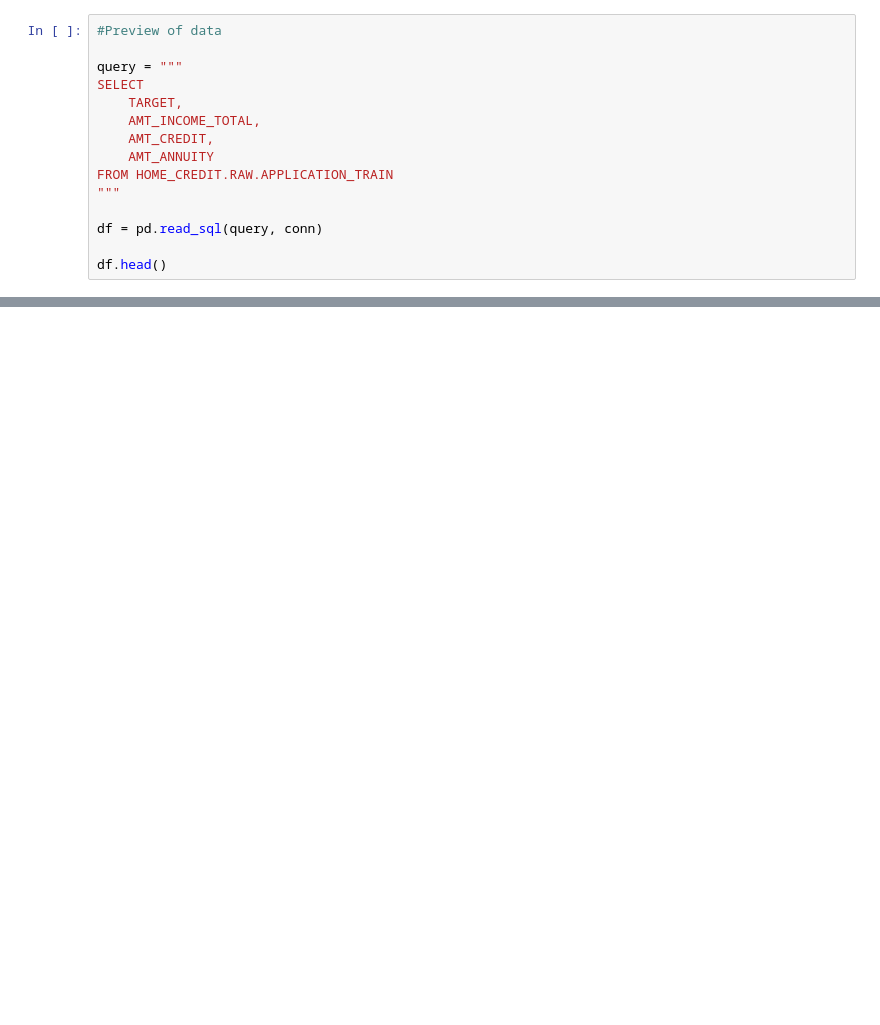
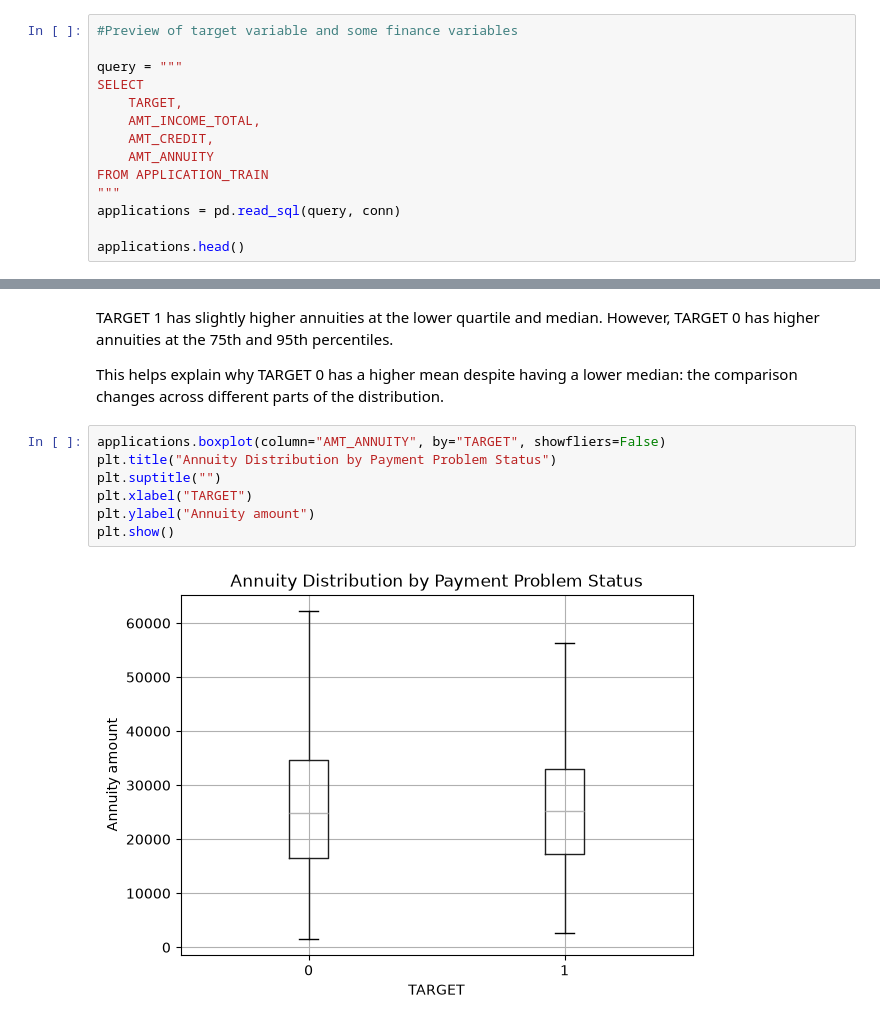
Before and after one commit to danne022/credit-risk-prediction, a Jupyter notebook: notebooks/01_data_understanding.ipynb, the cells around one changed output, grey strips where cells are left out. Cells and saved outputs as stored; diff of their text form; blank space fills up the shorter version.

```diff
--- a/notebooks/01_data_understanding.ipynb
+++ b/notebooks/01_data_understanding.ipynb
@@ -35,5 +73,5 @@ Connected to Snowflake!
 # %%
-#Preview of data
+#Preview of target variable and some finance variables
 
 query = """
 SELECT
@@ -41,10 +79,9 @@ SELECT
     AMT_INCOME_TOTAL,
     AMT_CREDIT,
     AMT_ANNUITY
-FROM HOME_CREDIT.RAW.APPLICATION_TRAIN
+FROM APPLICATION_TRAIN
 """
+applications = pd.read_sql(query, conn)
 
-df = pd.read_sql(query, conn)
-
-df.head()
+applications.head()
 # %% [output]
@@ -80,0 +253,17 @@ plt.show()
+# %% [markdown]
+TARGET 1 has slightly higher annuities at the lower quartile
+and median. However, TARGET 0 has higher annuities at the
+75th and 95th percentiles.
+
+This helps explain why TARGET 0 has a higher mean despite
+having a lower median: the comparison changes across
+different parts of the distribution.
+# %%
+applications.boxplot(column="AMT_ANNUITY", by="TARGET", showfliers=False)
+plt.title("Annuity Distribution by Payment Problem Status")
+plt.suptitle("")
+plt.xlabel("TARGET")
+plt.ylabel("Annuity amount")
+plt.show()
+# %% [output]
+[figure, added]
```
Also changed, not shown: parts of 30 cells of this notebook, 8 other files.
